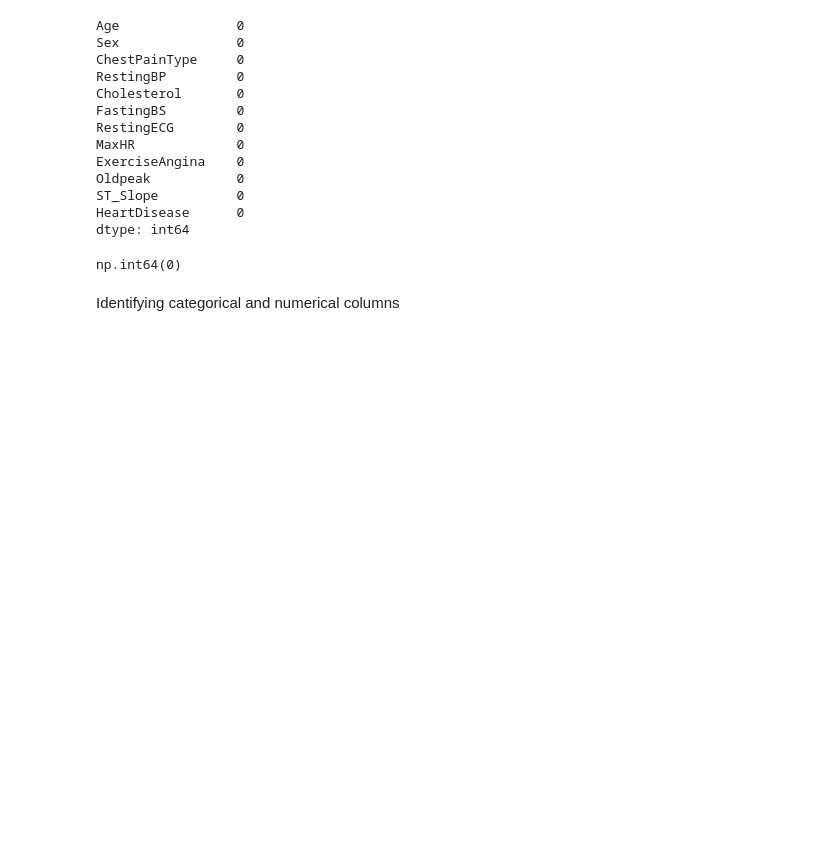
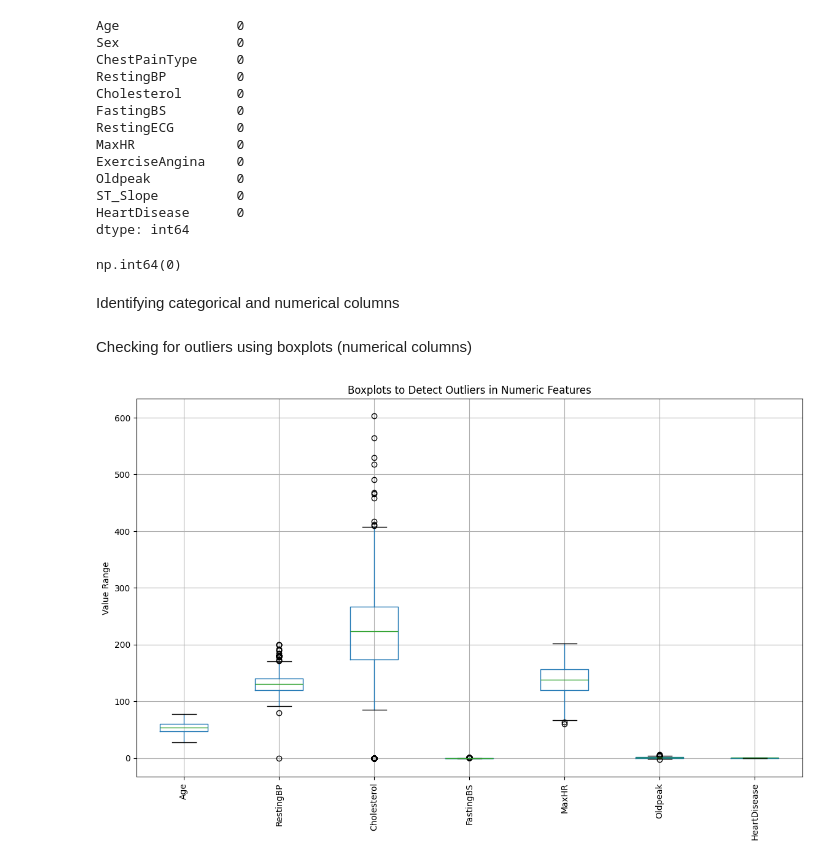
Before and after one commit to abukhalidsiddique/Heart_Failure_Prediction, a Jupyter notebook: Index.ipynb, the cells around one changed output. Drawn from its saved outputs; the diff is of its cells as text; code cells hidden in the pictures; blank space fills up the shorter version.

Commit message:
Checking Outliers

```diff
--- a/Index.ipynb
+++ b/Index.ipynb
@@ -107,3 +107,14 @@ Identifying categorical and numerical columns
 # %%
 categorical_cols = df.select_dtypes(include='object').columns
 numerical_cols = df.select_dtypes(include=['int64', 'float64']).columns
+# %% [markdown]
+Checking for outliers using boxplots (numerical columns)
+# %%
+plt.figure(figsize=(14, 8))
+df[numerical_cols].boxplot(rot=90)
+plt.title("Boxplots to Detect Outliers in Numeric Features")
+plt.ylabel("Value Range")
+plt.grid(True)
+plt.show()
+# %% [output]
+[figure, added]
```
Also changed, not shown: parts of 4 cells of this notebook.
